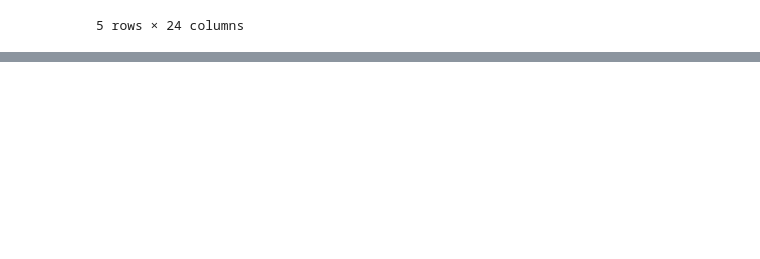
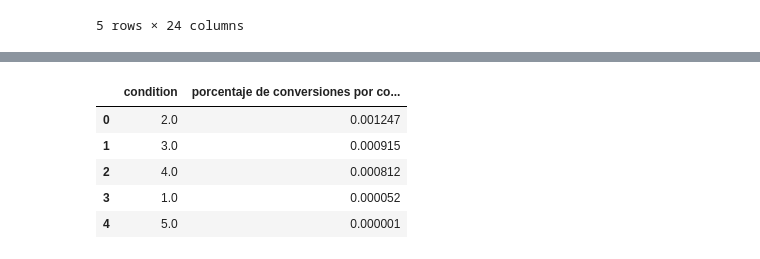
Before and after one commit to Blaz77/DatosReloaded, a Jupyter notebook: TP2/Resolucion.ipynb, the cells around one changed output, grey strips where cells are left out. Drawn from its saved outputs; the diff is of its cells as text; code cells hidden in the pictures; blank space fills up the shorter version.

```diff
--- a/TP2/Resolucion.ipynb
+++ b/TP2/Resolucion.ipynb
@@ -168,0 +174,15 @@ train_set.rename({'convertions':'conversiones por usuario'},axis=1, inplace= Tru
+# %%
+#Feature de porcentaje de conversiones por condicion
+conditions = pd.DataFrame()
+conditions = events_data.loc[events_data['event'] == 'conversion', ['condition']]
+condition_convertions = pd.DataFrame(conditions['condition'].value_counts()/events_data.shape[0])
+condition_convertions = condition_convertions.reset_index()
+condition_convertions.rename({'index':'condition', 'condition':'porcentaje de conversiones por condicion'}, axis = 1, inplace = True)
+condition_convertions.head()
+# %% [output]
+|  | condition | porcentaje de conversiones por co... |
+| 0 | 2.0 | 0.001247 |
+| 1 | 3.0 | 0.000915 |
+| 2 | 4.0 | 0.000812 |
+| 3 | 1.0 | 0.000052 |
+| 4 | 5.0 | 0.000001 |
```
Also changed, not shown: parts of 14 cells of this notebook.
